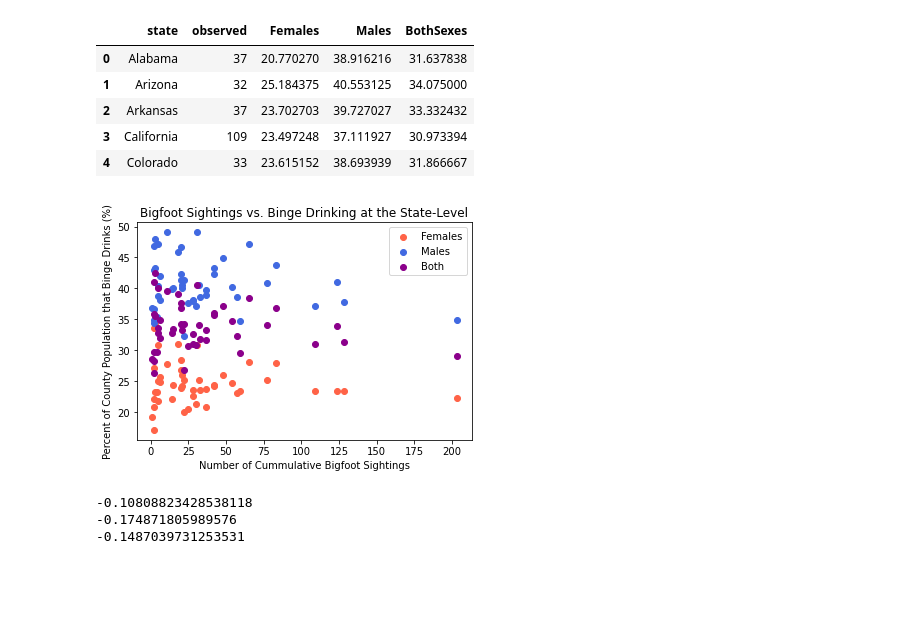
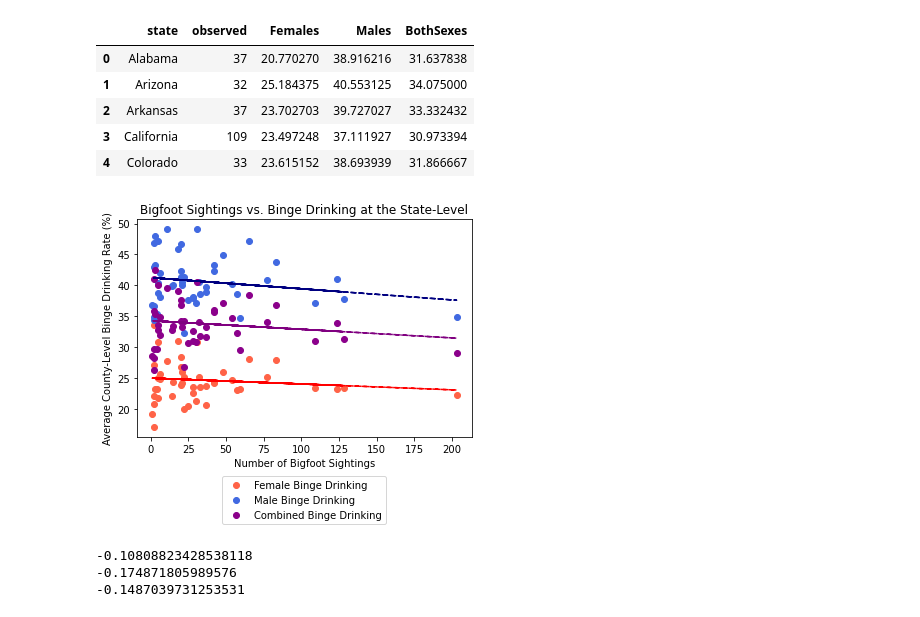
Before and after one commit to attilathehan8/Bigfoot-Bigger-Data, a Jupyter notebook: Code/Bigfoot_Bigger_Data_Master.ipynb, the cells around one changed output. Drawn from its saved outputs; the diff is of its cells as text; code cells hidden in the pictures; blank space fills up the shorter version.

```diff
--- a/Code/Bigfoot_Bigger_Data_Master.ipynb
+++ b/Code/Bigfoot_Bigger_Data_Master.ipynb
@@ -89,7 +52,7 @@ ContextualVersionConflict: (click 7.1.2 (c:\users\hanna willwerth\miniconda3\env
 #!pip install wordcloud
 from wordcloud import WordCloud
 # %%
-dd = pd.read_csv(r"C:\Users\Hanna Willwerth\Bigfoot-Bigger-Data\Drinking_Dataset.csv")
+dd = pd.read_csv(r"C:\Users\Hanna Willwerth\Bigfoot-Bigger-Data\Documents Needed to Run Code\Drinking_Dataset.csv")
 # %%
 #Begin process of transforming the data from wide to long.
 #Prepare the data by removing duplicates, creating the stub names.
@@ -165,7 +128,7 @@ dd_l.head(5)
 #read in the bigfoot sightings data;
 #clean and trim the data; make sure variable names are consistent;
 #merge it with the drinking dataset on year, county, and state.
-bf = pd.read_csv("Bigfoot_Dataset.csv")
+bf = pd.read_csv(r"C:\Users\Hanna Willwerth\Bigfoot-Bigger-Data\Documents Needed to Run Code\Bigfoot_Dataset.csv")
 # %%
 bf.head(5)
 # %% [output]
@@ -1021,16 +961,28 @@ df_corr_state.head(5)
 # %%
 #Scatterplot of number of observations and binge drinking percentage at the state-level:
 fig, ax = plt.subplots()
 plt.scatter(df_corr_state['observed'],df_corr_state['Females'], color='tomato')
 plt.scatter(df_corr_state['observed'],df_corr_state['Males'], color='royalblue')
 plt.scatter(df_corr_state['observed'],df_corr_state['BothSexes'], color='darkmagenta')
 plt.title('Bigfoot Sightings vs. Binge Drinking at the State-Level')
-ax.set_xlabel('Number of Cummulative Bigfoot Sightings')
-ax.set_ylabel('Percent of County Population that Binge Drinks (%)')
-plt.legend(["Females", "Males", "Both"], loc=0)
+ax.set_xlabel('Number of Bigfoot Sightings')
+ax.set_ylabel('Average County-Level Binge Drinking Rate (%)')
+plt.legend(["Female Binge Drinking", "Male Binge Drinking", "Combined Binge Drinking"], loc="lower center", bbox_to_anchor=(0.5, -0.4), borderaxespad=0)
+
+#Adds trendlines:
+z = np.polyfit(df_corr_state['observed'], df_corr_state['BothSexes'], 1)
+p = np.poly1d(z)
+plt.plot(df_corr_state['observed'],p(df_corr_state['observed']),"r--", color="purple")
+z = np.polyfit(df_corr_state['observed'], df_corr_state['Females'], 1)
+p = np.poly1d(z)
+plt.plot(df_corr_state['observed'],p(df_corr_state['observed']),"r--", color="red")
+z = np.polyfit(df_corr_state['observed'], df_corr_state['Males'], 1)
+p = np.poly1d(z)
+plt.plot(df_corr_state['observed'],p(df_corr_state['observed']),"r--", color="navy")
+
 plt.show()
 # %% [output]
-[figure, old version]
+[figure, new version]
 # %%
 #Calculate correlations between the number of observations and binge drinking percentage at the county-level:
 female_corr = df_corr_state['observed'].corr(df_corr_state['Females'])
```
Also changed, not shown: parts of 31 cells of this notebook, 2 other files.
